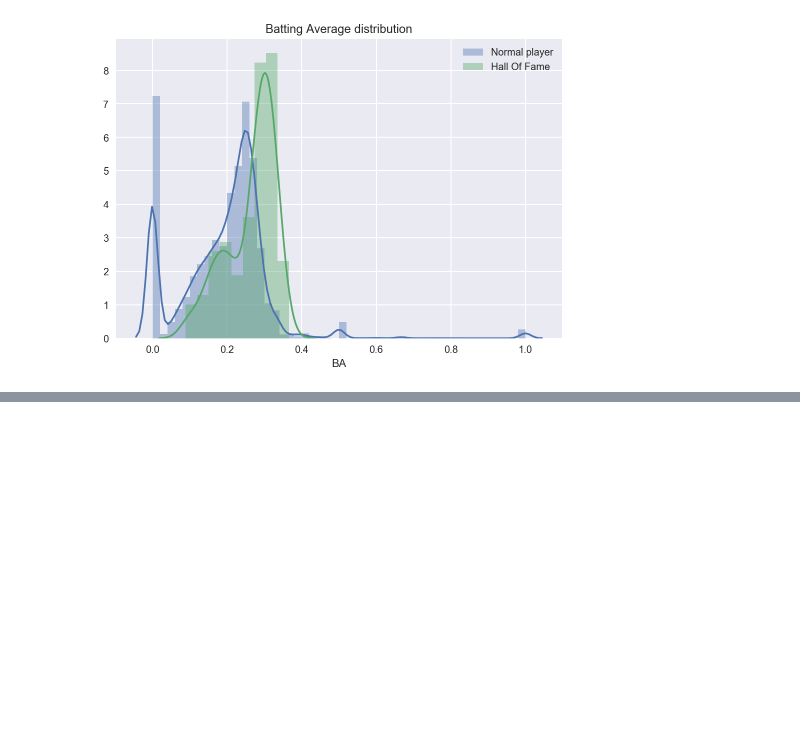
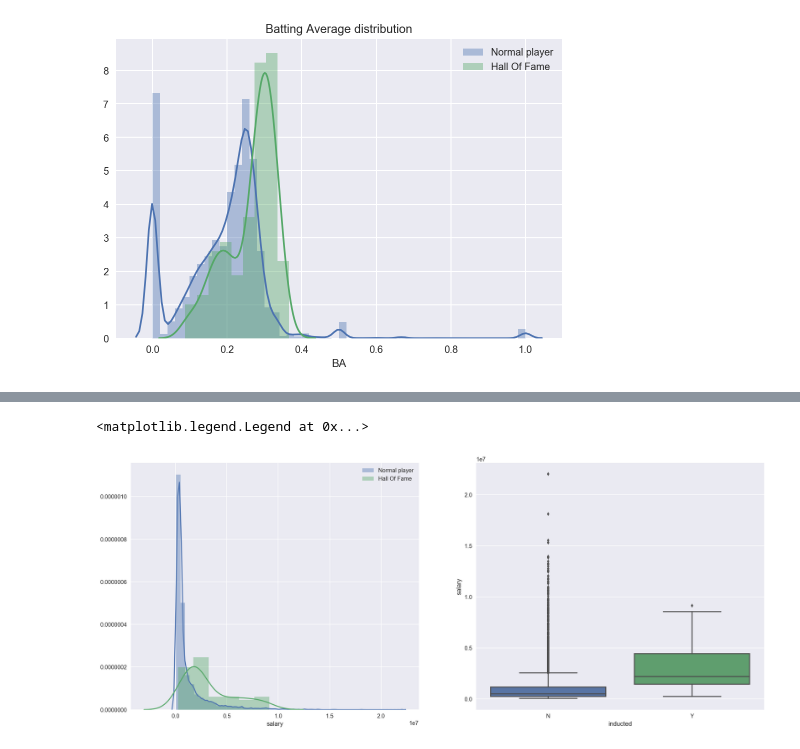
Before and after one commit to RochaC/Udacity-Learning, a Jupyter notebook: DANA/baseballdatabank-2017.1/baseball EDA.ipynb, the cells around one changed output, grey strips where cells are left out. Saved outputs shown, nothing was run; the diff lists cells and outputs as text; code cells hidden in the pictures; blank space fills up the shorter version.

```diff
--- a/DANA/baseballdatabank-2017.1/baseball EDA.ipynb
+++ b/DANA/baseballdatabank-2017.1/baseball EDA.ipynb
@@ -396,0 +453,9 @@ plt.legend()
+# %%
+fig,axes_salary = plt.subplots(1,2,figsize=(20,8))
+sns.distplot(player[player["inducted"] == "N"].salary.dropna(),label= "Normal player",ax=axes_salary[0])
+sns.distplot(player[player["inducted"] == "Y"].salary.dropna(),label= "Hall Of Fame",ax=axes_salary[0])
+g = sns.boxplot(x="inducted",y="salary",data=player,ax=axes_salary[1])
+axes_salary[0].legend()
+# %% [output]
+<matplotlib.legend.Legend at 0x...>
+[figure, added]
```
Also changed, not shown: parts of 59 cells of this notebook, 2 other files.
